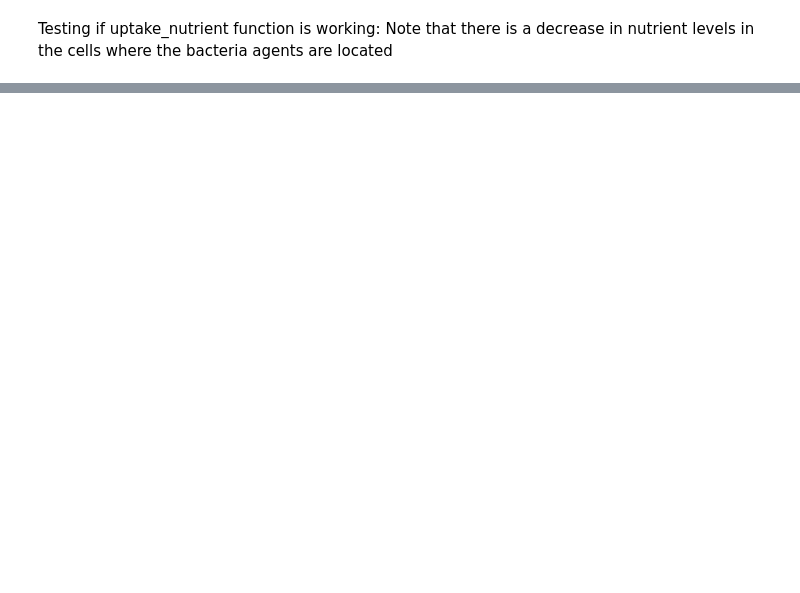
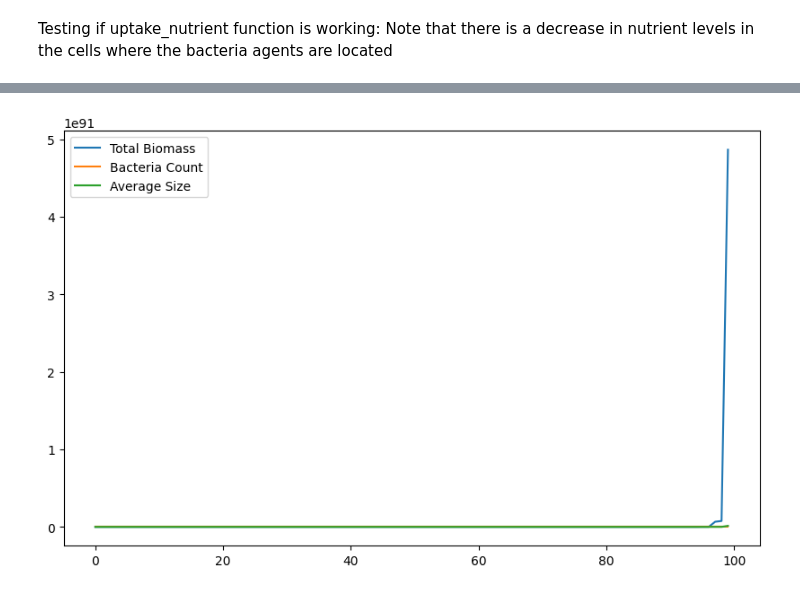
Before and after one commit to tvlpirb/gcb-antibiotics-sim, a Jupyter notebook: simulation_model/simulation.ipynb, the cells around one changed output, grey strips where cells are left out. Drawn from its saved outputs; the diff is of its cells as text; code cells hidden in the pictures; blank space fills up the shorter version.

```diff
--- a/simulation_model/simulation.ipynb
+++ b/simulation_model/simulation.ipynb
@@ -154,0 +242,17 @@ plt.show()
+# %%
+model = SimModel(params)
+for i in range(100):  # Run for 100 steps
+    model.step()
+
+data = model.datacollector.get_model_vars_dataframe()
+
+import matplotlib.pyplot as plt
+
+plt.figure(figsize=(10, 6))
+plt.plot(data["Total Biomass"], label="Total Biomass")
+plt.plot(data["Bacteria Count"], label="Bacteria Count")
+plt.plot(data["Average Size"], label="Average Size")
+plt.legend()
+plt.show()
+# %% [output]
+[figure, added]
```
Also changed, not shown: parts of 6 cells of this notebook, 1 other file.
